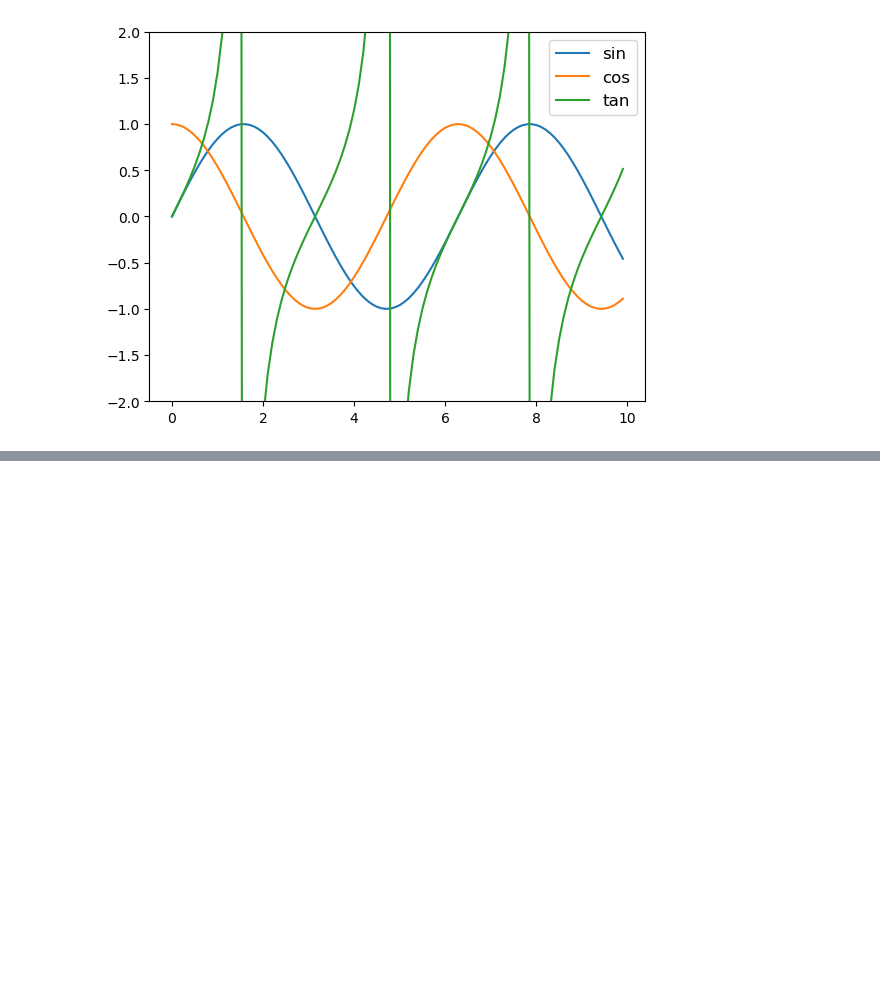
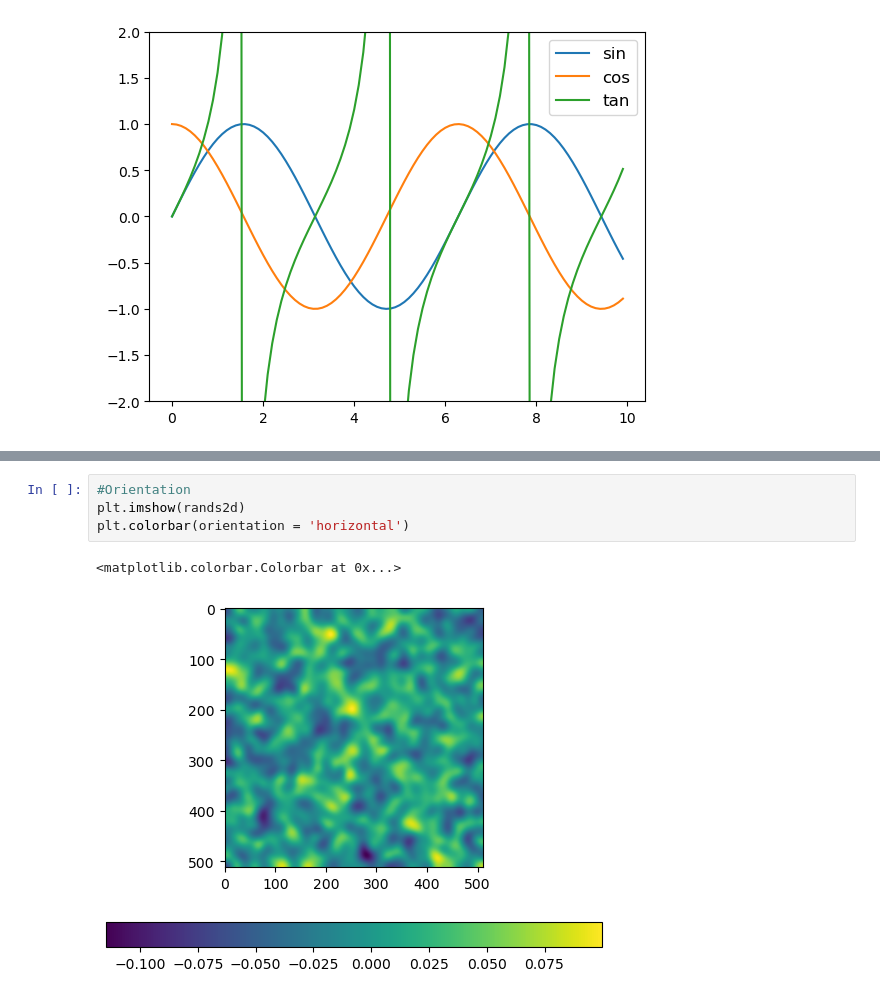
Before and after one commit to yashraj-shri17/GENERAL-STUFF, a Jupyter notebook: MatPlot-1.ipynb, the cells around one changed output, grey strips where cells are left out. Saved outputs shown, nothing was run; the diff lists cells and outputs as text; blank space fills up the shorter version.

```diff
--- a/MatPlot-1.ipynb
+++ b/MatPlot-1.ipynb
@@ -554,0 +565,7 @@ plt.ylim(-2,2)
+# %%
+#Orientation
+plt.imshow(rands2d)
+plt.colorbar(orientation = 'horizontal')
+# %% [output]
+<matplotlib.colorbar.Colorbar at 0x...>
+[figure, added]
```
Also changed, not shown: parts of 3 cells of this notebook.
